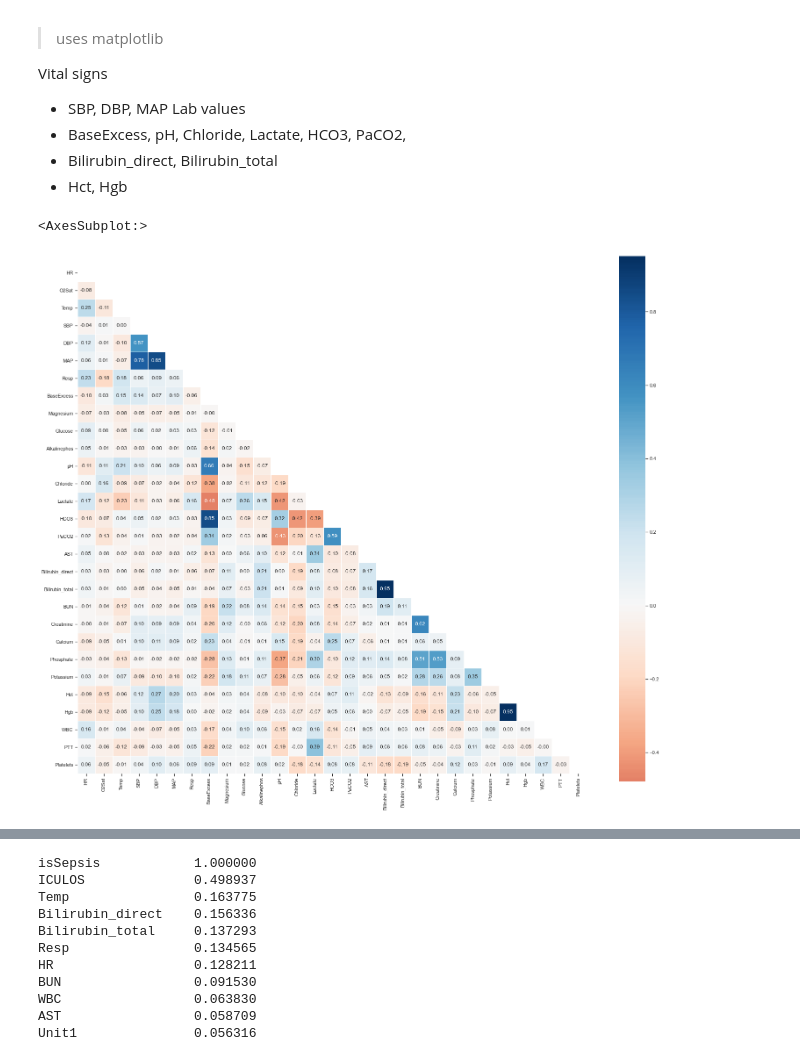
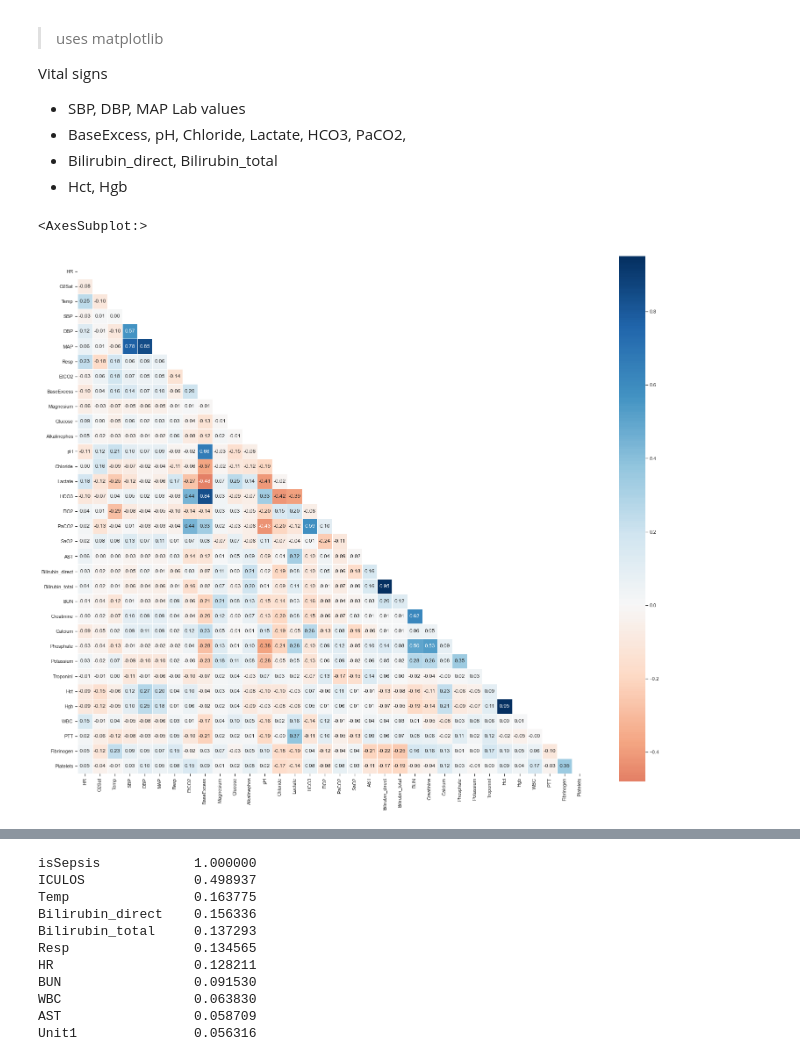
Before and after one commit to redhat-na-ssa/sepsis-detection, a Jupyter notebook: data-engineering.ipynb, the cells around one changed output, grey strips where cells are left out. Drawn from its saved outputs; the diff is of its cells as text; code cells hidden in the pictures.

```diff
--- a/data-engineering.ipynb
+++ b/data-engineering.ipynb
@@ -261,26 +279,21 @@ Some considerations for sampling methods that generate the test set:
 
 https://realpython.com/train-test-split-python-data/
 # %%
-# sets 20% of the data aside for testing, sets the random number generate to it always generates the same shuffled indicies
-# x = 2 dimensional array with inputs set by dropping attribute isSepsis
-# X_train is the training part of the first sequence (x)
-# X_test is the test part of the first sequence (x)
-# y = 1 dimensional array with outputs set by data attribute isSepsis
-# y_train is the labeled training part of the second sequence
-# y_test is the labeled test part of the second sequence
-# test_size is the amount of the total dataset to set aside for testing
+# drop the isSepsis label from the X_ dataset and store in the y_ dataset
+# split the whole dataset 10% test and 90% training
 # random state fixes the randomization so you get the same results each time
 # Shuffle before the data is split, this is important specifically if any data is order (e.x. by gender)
 # stratified splitting keeps the proportion of y values trhough the train and test sets and it uses the same calculation y does
 # the sequence of the X_ than y_ is critical in scoring correctly
+
 X_train, X_test, y_train, y_test = \
     train_test_split(data.drop("isSepsis", axis=1),
-                     data["isSepsis"], test_size=0.2,
+                     data["isSepsis"], test_size=0.1,
                      random_state=42, stratify=data["isSepsis"])
 
-print("Unlabeled training records and attributes: ", X_train.shape)
-print("Labeled training isSepsis label: ", y_train.shape)
+print("Training data: ", X_train.shape)
+print("Training labels: ", y_train.shape)
 
-print("Unlabeled testing records and attributes: ", X_test.shape)
-print("Labeled testing isSepsis label: ", y_test.shape)
+print("Testing data: ", X_test.shape)
+print("Testing labels: ", y_test.shape)
 # %% [output]
@@ -460,7 +464,7 @@ corr_features = [
                "DBP", # beclomethasone dipropionate normal < 80 mmHg (mm Hg)
                "MAP", # Mean Arterial Pressure (mm Hg)
                "Resp", # Respiration rate  12<normal<20 breaths / minute (bpm)
-               #"EtCO2", # End-tidal CO2 maximum concentration of CO2 at exhalation normal 35 - 45 mmHg (mm Hg) = REMOVED missing too much data
+               "EtCO2", # End-tidal CO2 maximum concentration of CO2 at exhalation normal 35 - 45 mmHg (mm Hg) = REMOVED missing too much data
                 # labs
               'BaseExcess', # strong acid to restore pH (mmoI/L)
               'Magnesium', # symptoms such as weakness, irritability, cardiac arrhythmia, nausea, and/or diarrhea (mmoI/L)
@@ -471,40 +475,40 @@ corr_features = [
               'Lactate', # high levels indicate lack of oxygen (hypoxia) or other conditions (indicates sepsis) (mg/dL)
               # Respiratory
               'HCO3', # Bicarbonate, carbon dioxide in blood (indicates metabolism / resp) (mmoI/L)
-              #'FiO2', # % of concentration of oxygen inhaled (indicates resp) (%) - REMOVED missing too much data
+              'FiO2', # % of concentration of oxygen inhaled (indicates resp) (%) - REMOVED missing too much data
               'PaCO2', # partial pressure of carbon dioxide measured in blood (indicates resp) (mm Hg)
-              #'SaO2', # normal 95-100% oxygen saturation bound to hemoglobin (indicates resp) (%) = REMOVED no correlation
+              'SaO2', # normal 95-100% oxygen saturation bound to hemoglobin (indicates resp) (%) = REMOVED no correlation
               # liver
               'AST', # aspartate aminotransferase (indicates liver) (IU/L)
               'Bilirubin_direct', # conjugated water soluble (indicates liver) (mg/dL) = REMOVED missing too much data
               'Bilirubin_total', # normal 0.1:1.2 mg/dL (indicates liver) (mg/dL)
               # kidneys
               'BUN', # blood urea nitrogen, nitrogen in the blood (indicates kidneys) (mg/dL)
               'Creatinine', # metabolic panel (indicates kidneys) (mg/dL)
               'Calcium', # indicates range of conditions bones, heart, nerves, kidneys, and teeth (mg/dL)
               'Phosphate', # related to calcium (indicates kidney or diabetes)  (mg/dL)
               'Potassium', # electrolyte or metabolism (affected by blood pressure, kidneys, etc.)  (mmoI/L)
               # Heart
-              # 'TroponinI', # cardiac specific Trenonin I and T (indicates injury to heart muscle) = REMOVED missing too much data
+              'TroponinI', # cardiac specific Trenonin I and T (indicates injury to heart muscle) = REMOVED missing too much data
               # Blood
               'Hct', # Hematocrit (indicates portion of blood from Red Blood Cell count) (%)
               'Hgb', # Hemoglobin apart of Complete Blood Count (CBC) (indicates blood cell count) (g/dL)
               'WBC', # White Blood Cell Count (indicates infection, inflammation or disease) (count10^3/µL)
               'PTT', # Partial Thromboplastin Time (indicates bleeding or blood clot) (seconds)
-              #'Fibrinogen', # coagulation factor I (indicates bleeding or blood clot or cardiovascular disease) (mg/dL) = REMOVED missing too much data
+              'Fibrinogen', # coagulation factor I (indicates bleeding or blood clot or cardiovascular disease) (mg/dL) = REMOVED missing too much data
               'Platelets', # indicates bleeding disorder, a bone marrow disease, or other underlying condition ((count10^3/µL))
               # Demographics
               #'Age', # Years (100 for patients 90 or above)
               #'Gender', # Female = 0, Male = 1
               #'HospAdmTime', # Hours between hospital admit and ICU admit = REMOVED no corrleation
               #'ICULOS' # ICU length of stay in hours (hours since ICU admit)
             ]
 corr_matrix = X_train[corr_features].corr()
 
 mask = np.zeros_like(corr_matrix)
 mask[np.triu_indices_from(mask)] = True
 plt.figure(figsize=(26,22))
 sns.heatmap(corr_matrix, mask=mask, square=True, annot=True, fmt=".2f", center=0, linewidths=.5, cmap="RdBu")
 # %% [output]
 <AxesSubplot:>
-[figure, old version]
+[figure, new version]
```
Also changed, not shown: parts of 43 cells of this notebook, 13 other files.
